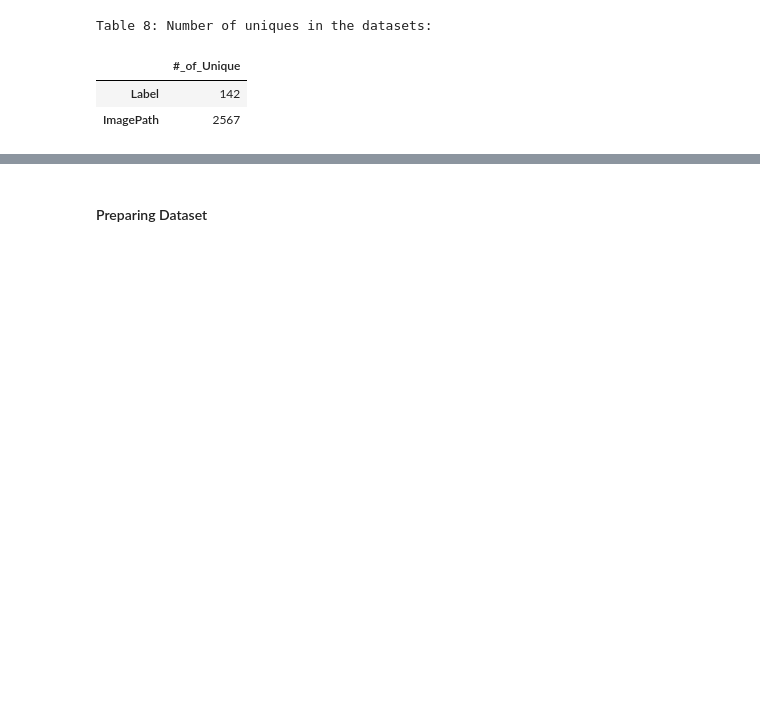
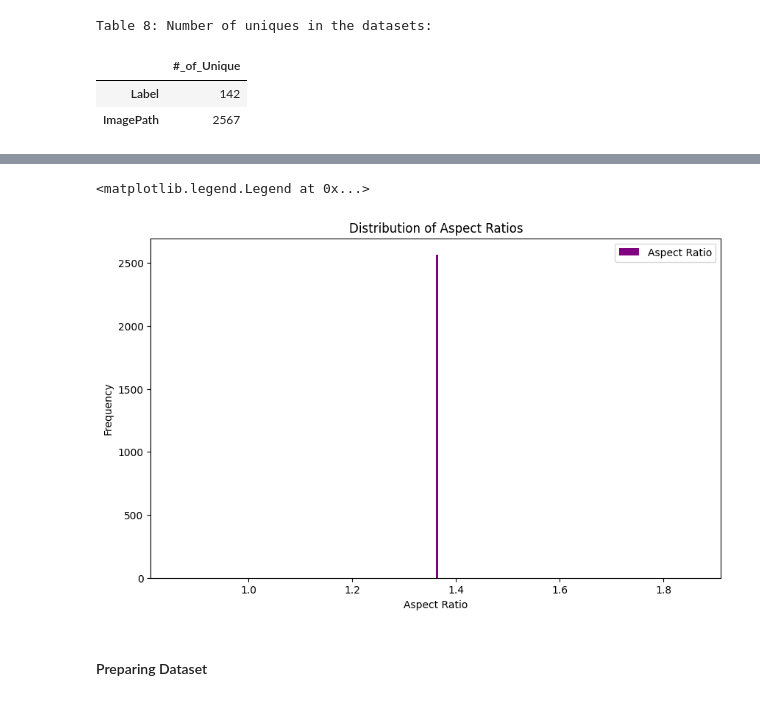
Before and after one commit to sondosaabed/Iris-of-eyes-recognition, a Jupyter notebook: Iris_recognition_1190652.ipynb, the cells around one changed output, grey strips where cells are left out. Cells and saved outputs as stored; diff of their text form; code cells hidden in the pictures; blank space fills up the shorter version.

```diff
--- a/Iris_recognition_1190652.ipynb
+++ b/Iris_recognition_1190652.ipynb
@@ -254,3 +281,14 @@ def show_random_samples(df, num):
+# %%
+# Here I plot a histogram for the aspect ratios
+plt.figure(figsize=(10, 6))
+plt.hist(aspect_ratios, bins=200, label="Aspect Ratio",color='Purple')
+plt.title("Distribution of Aspect Ratios")
+plt.xlabel("Aspect Ratio")
+plt.ylabel("Frequency")
+plt.legend()
+# %% [output]
+<matplotlib.legend.Legend at 0x...>
+[figure, added]
 # %% [markdown]
 #### Preparing Dataset
 # %% [markdown]
```
Also changed, not shown: parts of 11 cells of this notebook.
